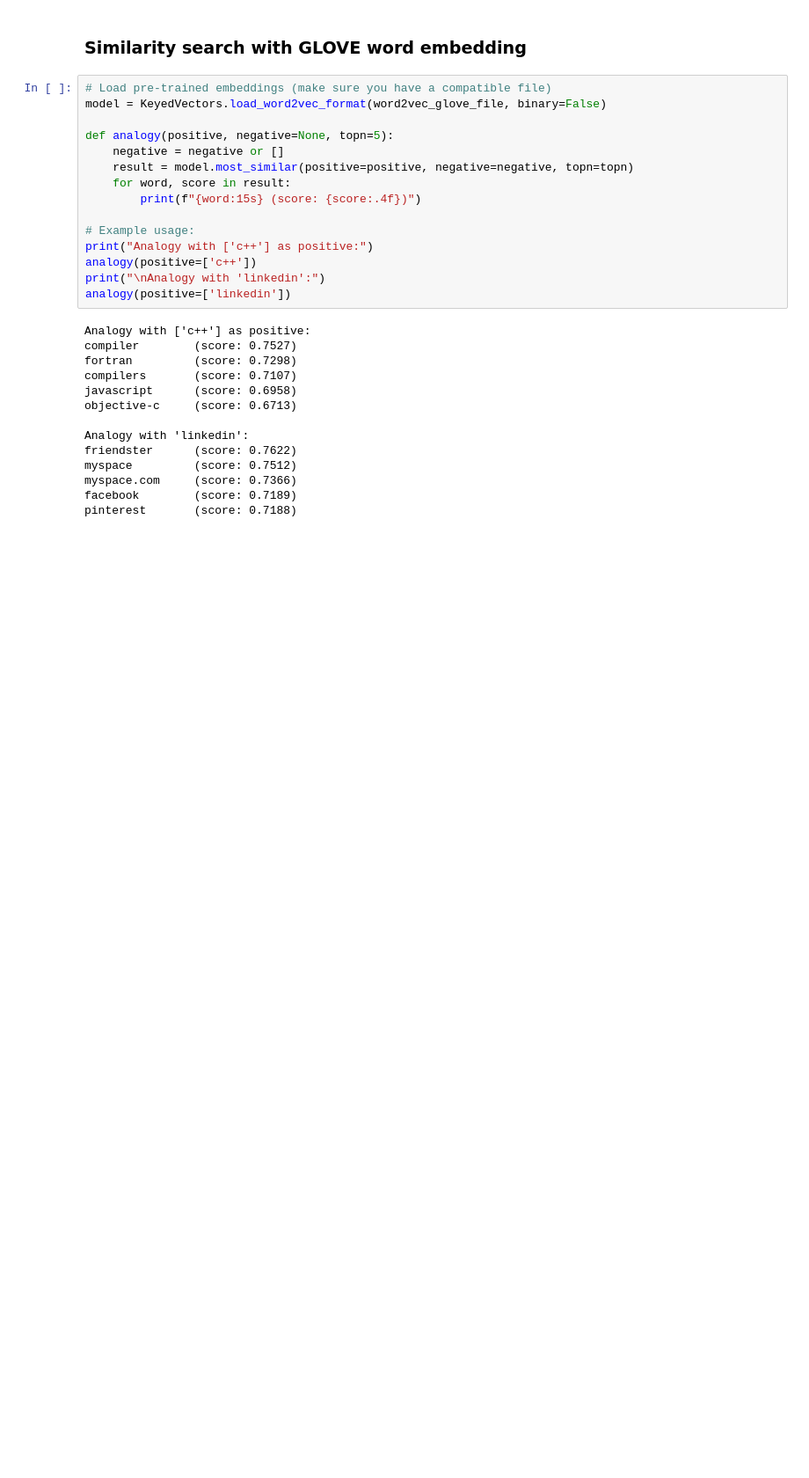
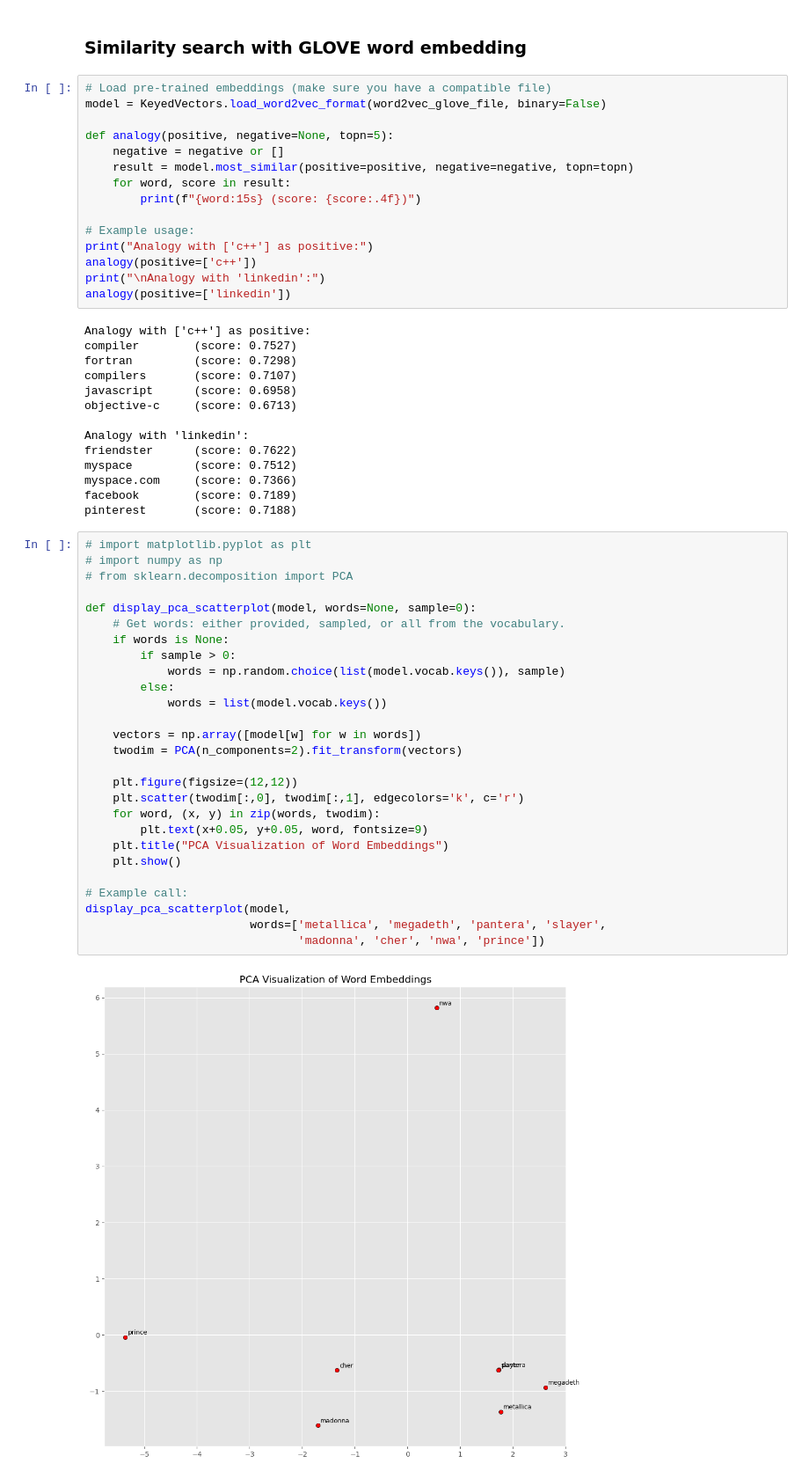
Before and after one commit to LiorGazit/Word_Vector_Functionalities, a Jupyter notebook: playing_with_vector_embeddings.ipynb, the cells around one changed output. Shown at 88% size. Cells and saved outputs as stored; diff of their text form; blank space fills up the shorter version.

Commit message:
Visualize GLOVE embedding in 2 dimensions using PCA for dimensionality reduction

```diff
--- a/playing_with_vector_embeddings.ipynb
+++ b/playing_with_vector_embeddings.ipynb
@@ -119,3 +119,32 @@ myspace         (score: 0.7512)
 myspace.com     (score: 0.7366)
 facebook        (score: 0.7189)
 pinterest       (score: 0.7188)
+# %%
+# import matplotlib.pyplot as plt
+# import numpy as np
+# from sklearn.decomposition import PCA
+
+def display_pca_scatterplot(model, words=None, sample=0):
+    # Get words: either provided, sampled, or all from the vocabulary.
+    if words is None:
+        if sample > 0:
+            words = np.random.choice(list(model.vocab.keys()), sample)
+        else:
+            words = list(model.vocab.keys())
+
+    vectors = np.array([model[w] for w in words])
+    twodim = PCA(n_components=2).fit_transform(vectors)
+
+    plt.figure(figsize=(12,12))
+    plt.scatter(twodim[:,0], twodim[:,1], edgecolors='k', c='r')
+    for word, (x, y) in zip(words, twodim):
+        plt.text(x+0.05, y+0.05, word, fontsize=9)
+    plt.title("PCA Visualization of Word Embeddings")
+    plt.show()
+
+# Example call:
+display_pca_scatterplot(model,
+                        words=['metallica', 'megadeth', 'pantera', 'slayer',
+                               'madonna', 'cher', 'nwa', 'prince'])
+# %% [output]
+[figure, added]
```
